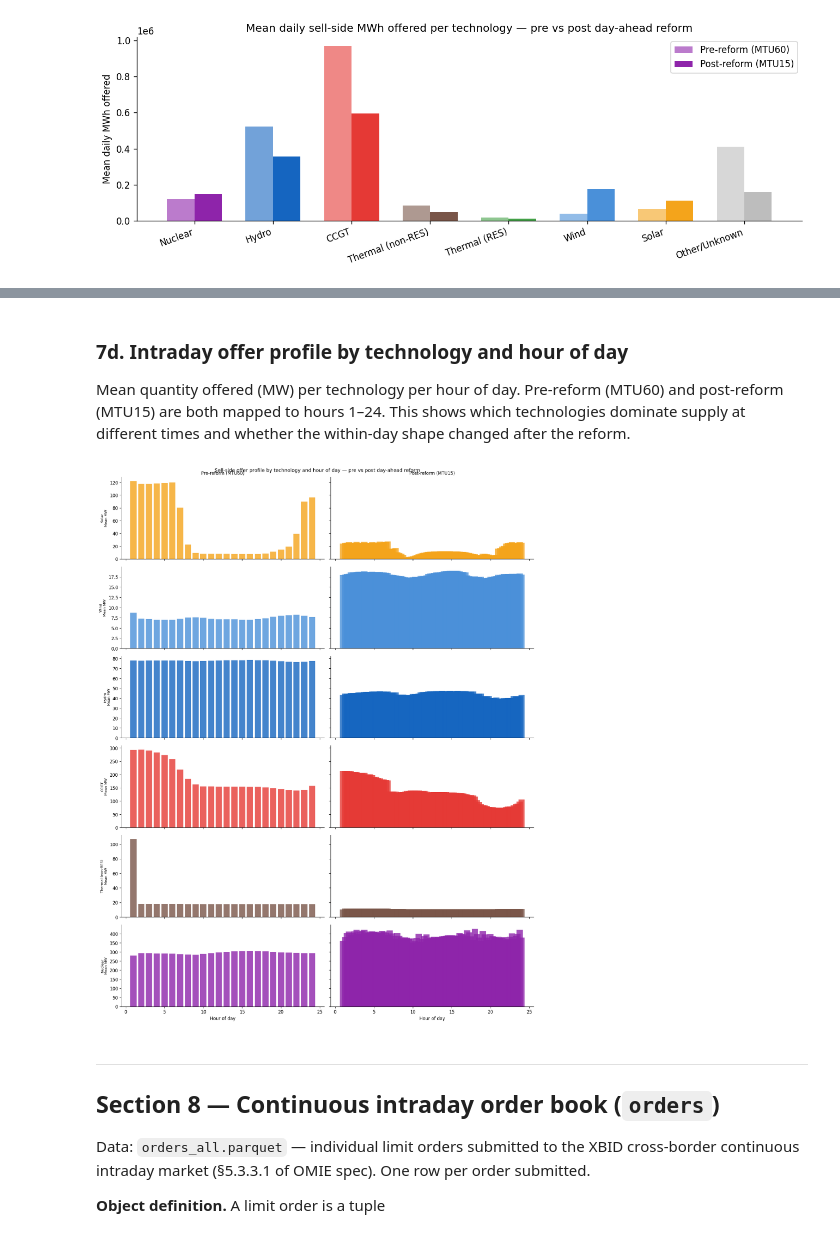
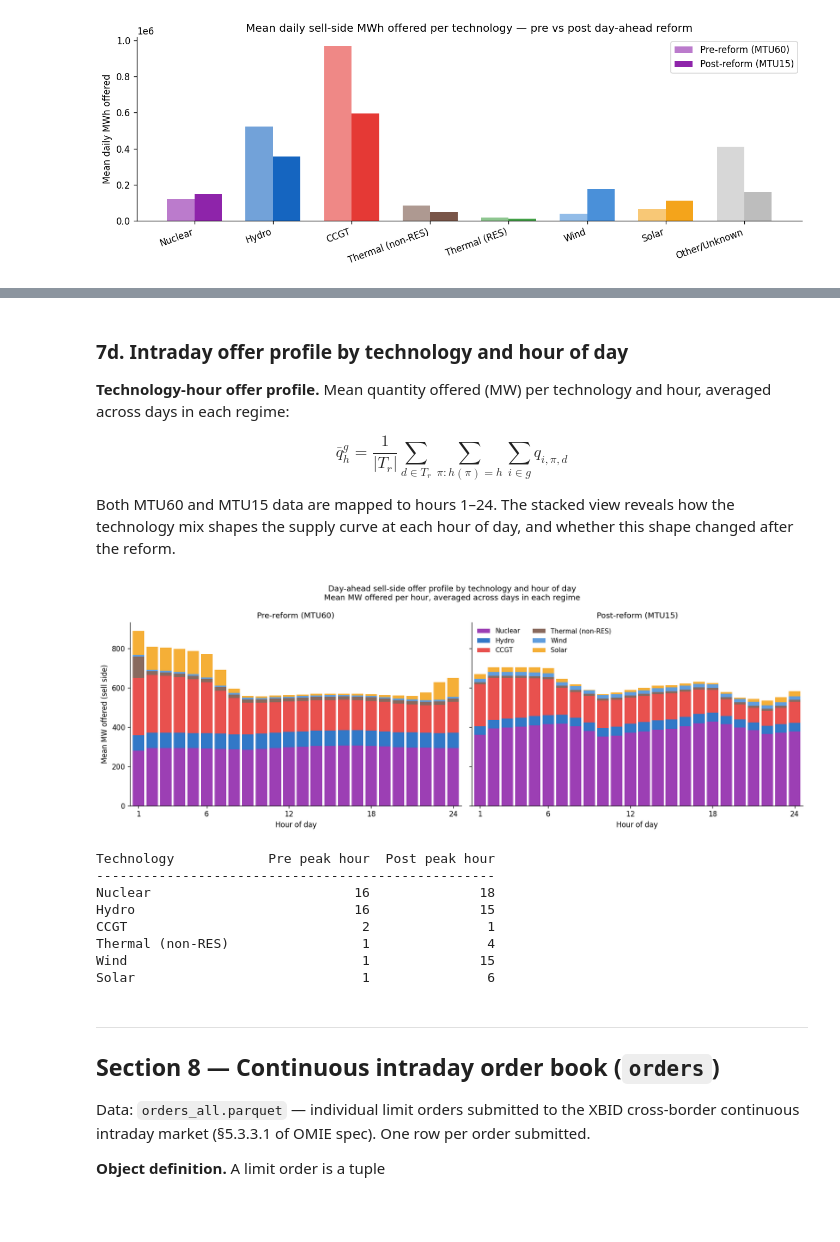
Before and after one commit to PabloParamioPerez/mtu15_project, a Jupyter notebook: explore/omie_validation_and_stats.ipynb, the cells around one changed output, grey strips where cells are left out. Cells and saved outputs as stored; diff of their text form; code cells hidden in the pictures; blank space fills up the shorter version.

```diff
--- a/explore/omie_validation_and_stats.ipynb
+++ b/explore/omie_validation_and_stats.ipynb
@@ -1256,10 +1315,11 @@ Thermal (non-RES)  Pre day-ahead reform (MTU60)   0.518315 0.000000e+00  34222
 # %% [markdown]
 ### 7d. Intraday offer profile by technology and hour of day
 
-Mean quantity offered (MW) per technology per hour of day.
-Pre-reform (MTU60) and post-reform (MTU15) are both mapped to hours 1–24.
-This shows which technologies dominate supply at different times and
-whether the within-day shape changed after the reform.
+**Technology-hour offer profile.** Mean quantity offered (MW) per technology and hour, averaged across days in each regime:
+
+$$\bar{q}^g_h = \frac{1}{|T_r|} \sum_{d \in T_r} \sum_{\pi : h(\pi)=h} \sum_{i \in g} q_{i,\pi,d}$$
+
+Both MTU60 and MTU15 data are mapped to hours 1–24. The stacked view reveals how the technology mix shapes the supply curve at each hour of day, and whether this shape changed after the reform.
 # %%
 profile = con_det.execute(f"""
     WITH base AS (
@@ -1274,51 +1334,84 @@ profile = con_det.execute(f"""
         WHERE c.buy_sell = 'V'
     )
     SELECT CASE
         WHEN u.technology IN ('RE Mercado Solar Fotovoltáica', 'RE Mercado Solar Térmica') THEN 'Solar'
         WHEN u.technology = 'RE Mercado Eólica'                                             THEN 'Wind'
         WHEN u.technology IN ('RE Mercado Hidráulica', 'Hidráulica Generación')             THEN 'Hydro'
         WHEN u.technology = 'Ciclo Combinado'                                               THEN 'CCGT'
         WHEN u.technology = 'Nuclear'                                                       THEN 'Nuclear'
         WHEN u.technology = 'RE Mercado Térmica no Renovab.'                               THEN 'Thermal (non-RES)'
         WHEN u.technology = 'RE Mercado Térmica Renovable'                                 THEN 'Thermal (RES)'
         ELSE 'Other/Unknown'
     END                  AS tech_group,
            CASE WHEN b.date < '{DAY_AHEAD_REFORM.date()}' THEN 'Pre-reform (MTU60)'
                 ELSE 'Post-reform (MTU15)' END AS regime,
            hour_of_day,
            AVG(b.quantity_mw)          AS mean_mw
     FROM base b
     LEFT JOIN read_csv('{UNITS}') u ON b.unit_code = u.unit_code
     WHERE hour_of_day BETWEEN 1 AND 24
     GROUP BY tech_group, regime, hour_of_day
     ORDER BY tech_group, regime, hour_of_day
 """).df()
 
-focus_techs = ['Solar', 'Wind', 'Hydro', 'CCGT', 'Thermal (non-RES)', 'Nuclear']
+focus_techs = ['Nuclear', 'Hydro', 'CCGT', 'Thermal (non-RES)', 'Wind', 'Solar']
 regimes     = ["Pre-reform (MTU60)", "Post-reform (MTU15)"]
 
-fig, axes = plt.subplots(len(focus_techs), 2, figsize=(14, 3 * len(focus_techs)), sharey="row", sharex=True)
+def regime_pivot(df, regime):
+    sub = df[df["regime"] == regime]
+    piv = sub.pivot_table(index="hour_of_day", columns="tech_group", values="mean_mw", aggfunc="mean").fillna(0)
+    return piv[[c for c in focus_techs if c in piv.columns]]
 
-for row_i, tech in enumerate(focus_techs):
-    sub = profile[profile["tech_group"] == tech]
-    for col_i, regime in enumerate(regimes):
-        ax   = axes[row_i][col_i]
-        data = sub[sub["regime"] == regime].sort_values("hour_of_day")
-        if not data.empty:
-            ax.bar(data["hour_of_day"], data["mean_mw"],
-                   color=TECH_COLORS[tech], alpha=0.8, width=0.8)
-        if col_i == 0:
-            ax.set_ylabel(f"{tech}\nMean MW", fontsize=8)
-        if row_i == 0:
-            ax.set_title(regime, fontsize=10)
-        if row_i == len(focus_techs) - 1:
-            ax.set_xlabel("Hour of day")
+pre_piv  = regime_pivot(profile, "Pre-reform (MTU60)")
+post_piv = regime_pivot(profile, "Post-reform (MTU15)")
 
-fig.suptitle("Sell-side offer profile by technology and hour of day — pre vs post day-ahead reform", fontsize=11)
+hours = list(range(1, 25))
+
+fig, axes = plt.subplots(1, 2, figsize=(14, 5), sharey=True)
+
+for ax, piv, title_str in [
+    (axes[0], pre_piv,  "Pre-reform (MTU60)"),
+    (axes[1], post_piv, "Post-reform (MTU15)"),
+]:
+    bottom = [0] * 24
+    for tech in [c for c in focus_techs if c in piv.columns]:
+        vals = [piv.loc[h, tech] if h in piv.index else 0 for h in hours]
+        ax.bar(hours, vals, bottom=bottom,
+               color=TECH_COLORS[tech], alpha=0.88, width=0.85, label=tech)
+        bottom = [b + v for b, v in zip(bottom, vals)]
+    ax.set_xlim(0.4, 24.6)
+    ax.set_xticks([1, 6, 12, 18, 24])
+    ax.set_xlabel("Hour of day")
+    ax.set_title(title_str, fontsize=11)
+    ax.spines["top"].set_visible(False)
+    ax.spines["right"].set_visible(False)
+
+axes[0].set_ylabel("Mean MW offered (sell side)")
+axes[1].legend(loc="upper left", fontsize=9, ncol=2, framealpha=0.85, edgecolor="none")
+fig.suptitle(
+    "Day-ahead sell-side offer profile by technology and hour of day\n"
+    "Mean MW offered per hour, averaged across days in each regime",
+    fontsize=11,
+)
 plt.tight_layout()
 plt.show()
+
+print(f"{'Technology':<20} {'Pre peak hour':>14} {'Post peak hour':>15}")
+print("-" * 51)
+for tech in focus_techs:
+    pre_h  = int(pre_piv[tech].idxmax())  if tech in pre_piv.columns  and pre_piv[tech].max()  > 0 else "n/a"
+    post_h = int(post_piv[tech].idxmax()) if tech in post_piv.columns and post_piv[tech].max() > 0 else "n/a"
+    print(f"{tech:<20} {str(pre_h):>14} {str(post_h):>15}")
 # %% [output]
-[figure, old version]
+[figure, new version]
+Technology            Pre peak hour  Post peak hour
+---------------------------------------------------
+Nuclear                          16              18
+Hydro                            16              15
+CCGT                              2               1
+Thermal (non-RES)                 1               4
+Wind                              1              15
+Solar                             1               6
 # %% [markdown]
 ---
 ## Section 8 — Continuous intraday order book (`orders`)
```
Also changed, not shown: parts of 26 cells of this notebook.
